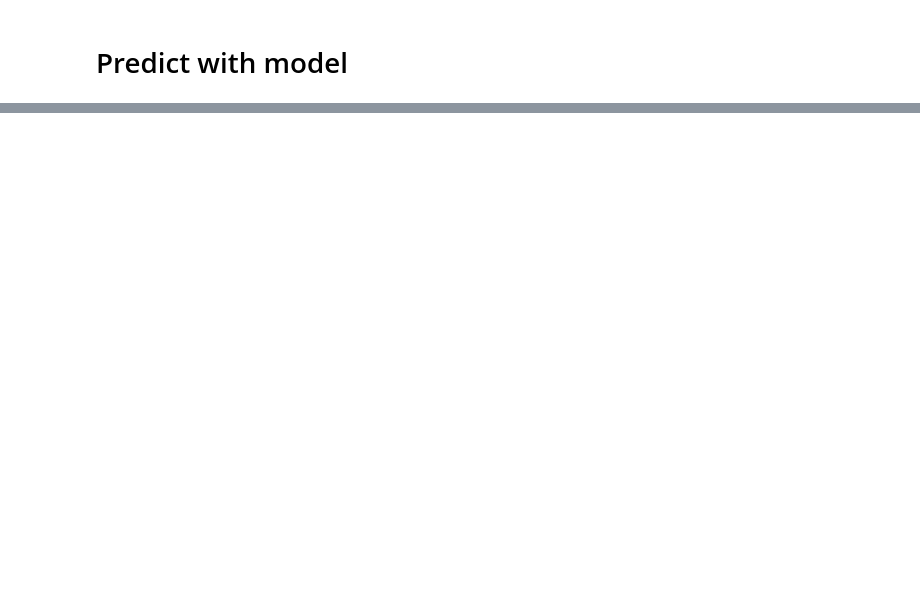
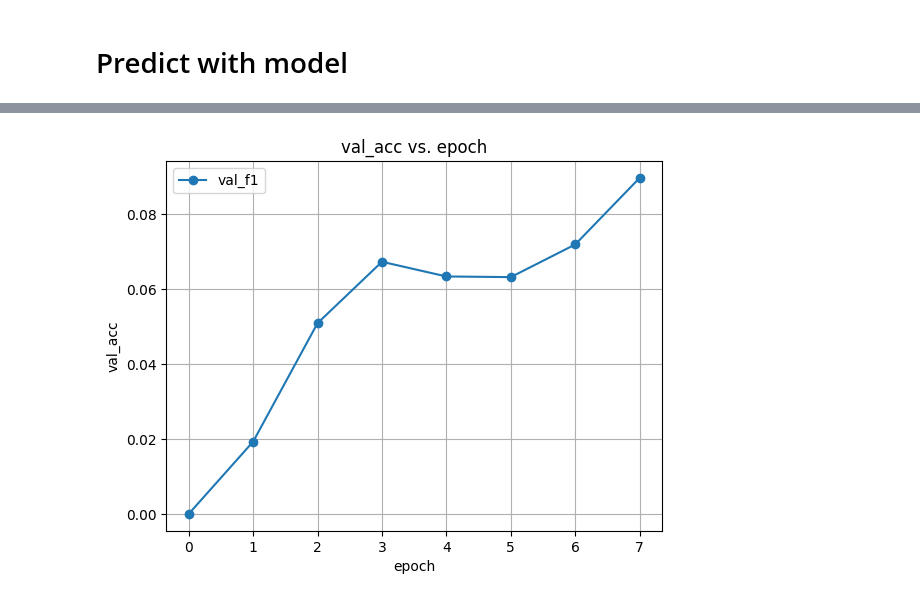
Before and after one commit to pkrishna1801/Sentiment-analysis-using-Roberta, a Jupyter notebook: Fine_tuning_RoBERTa_Unhealthy_Comment_Corpus.ipynb, the cells around one changed output, grey strips where cells are left out. Saved outputs shown, nothing was run; the diff lists cells and outputs as text; code cells hidden in the pictures; blank space fills up the shorter version.

```diff
--- a/Fine_tuning_RoBERTa_Unhealthy_Comment_Corpus.ipynb
+++ b/Fine_tuning_RoBERTa_Unhealthy_Comment_Corpus.ipynb
@@ -1194,0 +552,14 @@ plt.show()
+# %%
+df_val_acc = df.dropna(subset=["val_f1"])
+
+plt.plot(df_val_acc["epoch"], df_val_acc["val_f1"], label="val_f1", marker='o', linestyle='-')
+
+# Labels and title
+plt.xlabel("epoch")
+plt.ylabel("val_acc")
+plt.title("val_acc vs. epoch")
+plt.legend()
+plt.grid(True)
+plt.show()
+# %% [output]
+[figure, added]
```
Also changed, not shown: parts of 35 cells of this notebook.
